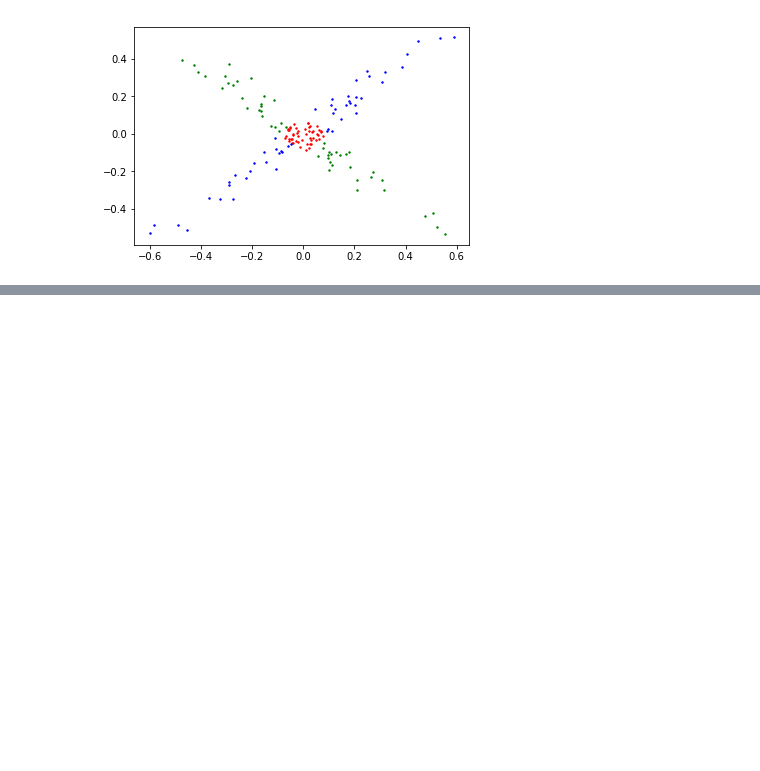
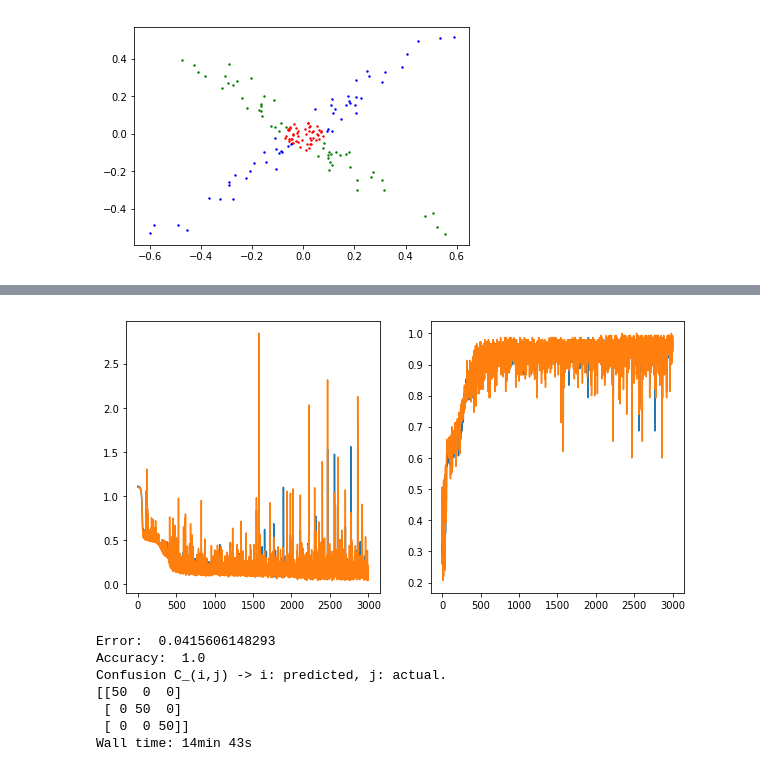
Before and after one commit to hermesribeiro/lk, a Jupyter notebook: Deep Learning and Process Engineering.ipynb, the cells around one changed output, grey strips where cells are left out. Drawn from its saved outputs; the diff is of its cells as text; code cells hidden in the pictures; blank space fills up the shorter version.

```diff
--- a/Deep Learning and Process Engineering.ipynb
+++ b/Deep Learning and Process Engineering.ipynb
@@ -437,0 +157,46 @@ The above description of our problem a much idealized condition. In real life, h
+# %%
+%%time
+np.random.seed(2379)
+model = Sequential() # Fully connected ANN
+# Adding the layers to design the 5-3-2-2-3 architecture
+# Hyperblic tangent activation functions in all layers
+model.add(Dense(units=5, activation='tanh', input_dim=2,name="l4"))
+model.add(Dense(units=3, activation='tanh',name="l3"))
+model.add(Dense(units=2, activation='tanh',name="l2"))
+model.add(Dense(units=2, activation='tanh',name="l1"))
+model.add(Dense(units=3, activation='softmax'))
+# Defining ANN optimizer, error and pperformance
+model.compile(loss='categorical_crossentropy',
+              optimizer='sgd',
+              metrics=['accuracy'])
+# Early stopping. Saves the best performance model
+callbacks = ModelCheckpoint('bestfit.hdf5',save_best_only=True)
+# Saving performance curves and training the model
+history = model.fit(data, target, epochs=epocas, batch_size=1,verbose=0,callbacks=[callbacks],validation_data=(data,target))
+# PLotting training performance
+fig = plt.figure(figsize=(10,5))
+ax1 = fig.add_subplot(121)
+ax2 = fig.add_subplot(122)
+ax1.plot(history.history['loss'])
+ax1.plot(history.history['val_loss'])
+ax2.plot(history.history['acc'])
+ax2.plot(history.history['val_acc'])
+plt.show()
+# Writing performance indicators and confusion matrix on the screen
+model = load_model('bestfit.hdf5')
+evaluation = model.evaluate(data,target,verbose=0)
+print("Error: ",evaluation[0])
+print("Accuracy: ",evaluation[1])
+y_pred = model.predict(data)
+CM = confusion_matrix(np.argmax(target,axis=1),np.argmax(y_pred,axis=1))
+print("Confusion C_(i,j) -> i: predicted, j: actual. ")
+print(CM)
+# %% [output]
+[figure, added]
+Error:  0.0415606148293
+Accuracy:  1.0
+Confusion C_(i,j) -> i: predicted, j: actual.
+[[50  0  0]
+ [ 0 50  0]
+ [ 0  0 50]]
+Wall time: 14min 43s
```
Also changed, not shown: parts of 56 cells of this notebook, 3 other files.
